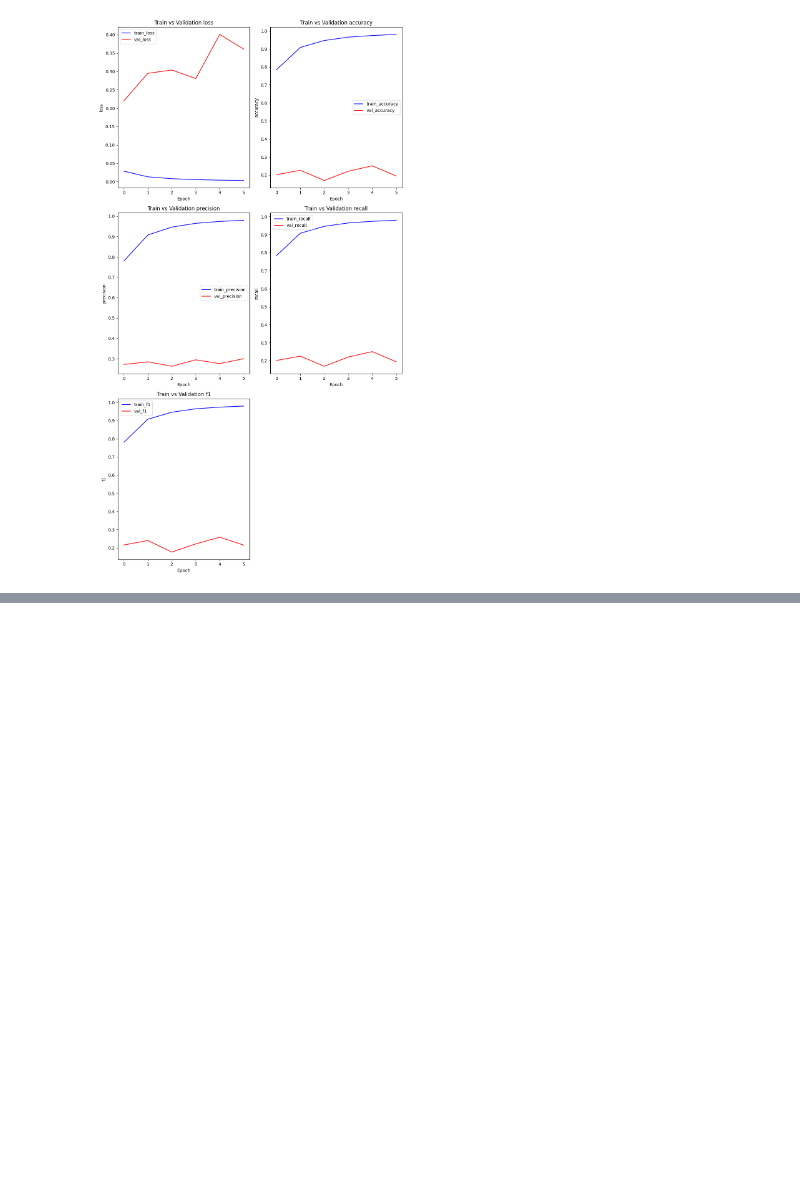
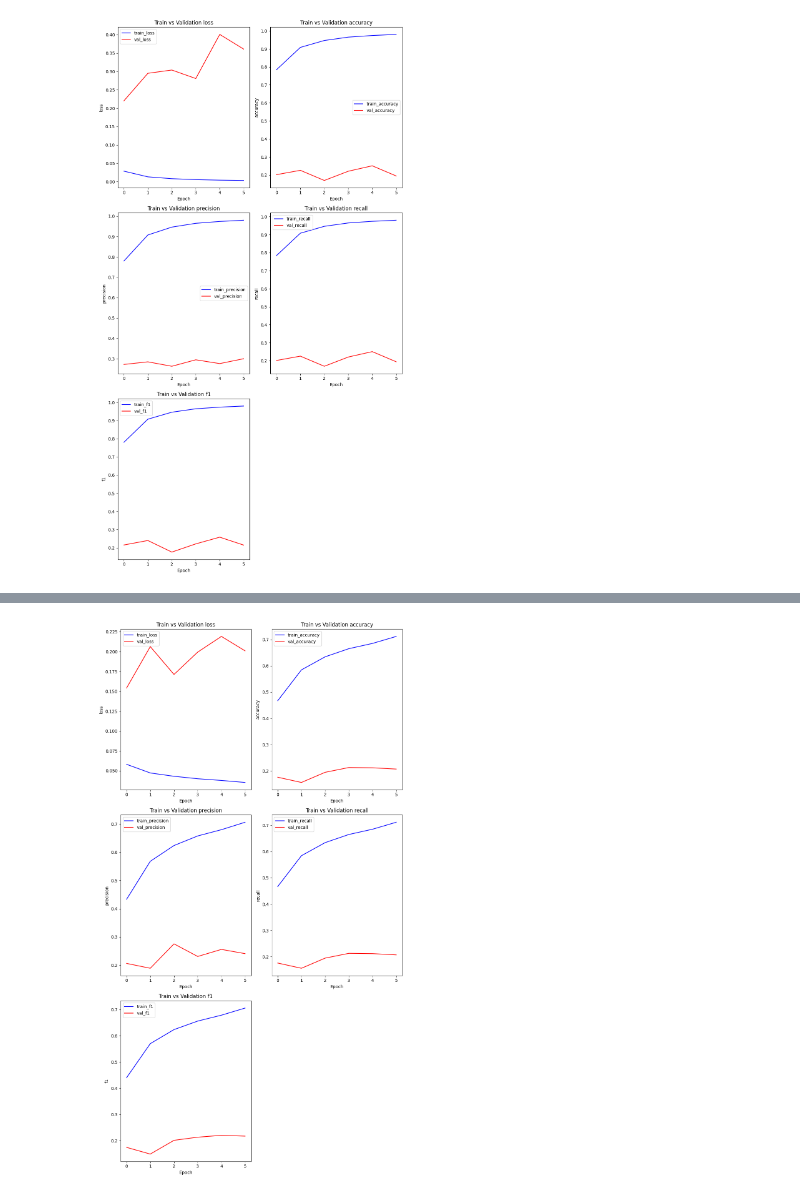
Before and after one commit to frenkmadda/UnderwaterSoundsClassification, a Jupyter notebook: Training.ipynb, the cells around one changed output, grey strips where cells are left out. Drawn from its saved outputs; the diff is of its cells as text; code cells hidden in the pictures; blank space fills up the shorter version.

```diff
--- a/Training.ipynb
+++ b/Training.ipynb
@@ -146,0 +149,4 @@ plot_metrics('results/test13_res_net_one_hot.csv')
+# %%
+plot_metrics('results/test15_alex_net_one_hot_unbalanced.csv')
+# %% [output]
+[figure, added]
```
Also changed, not shown: parts of 5 cells of this notebook, 3 other files.
